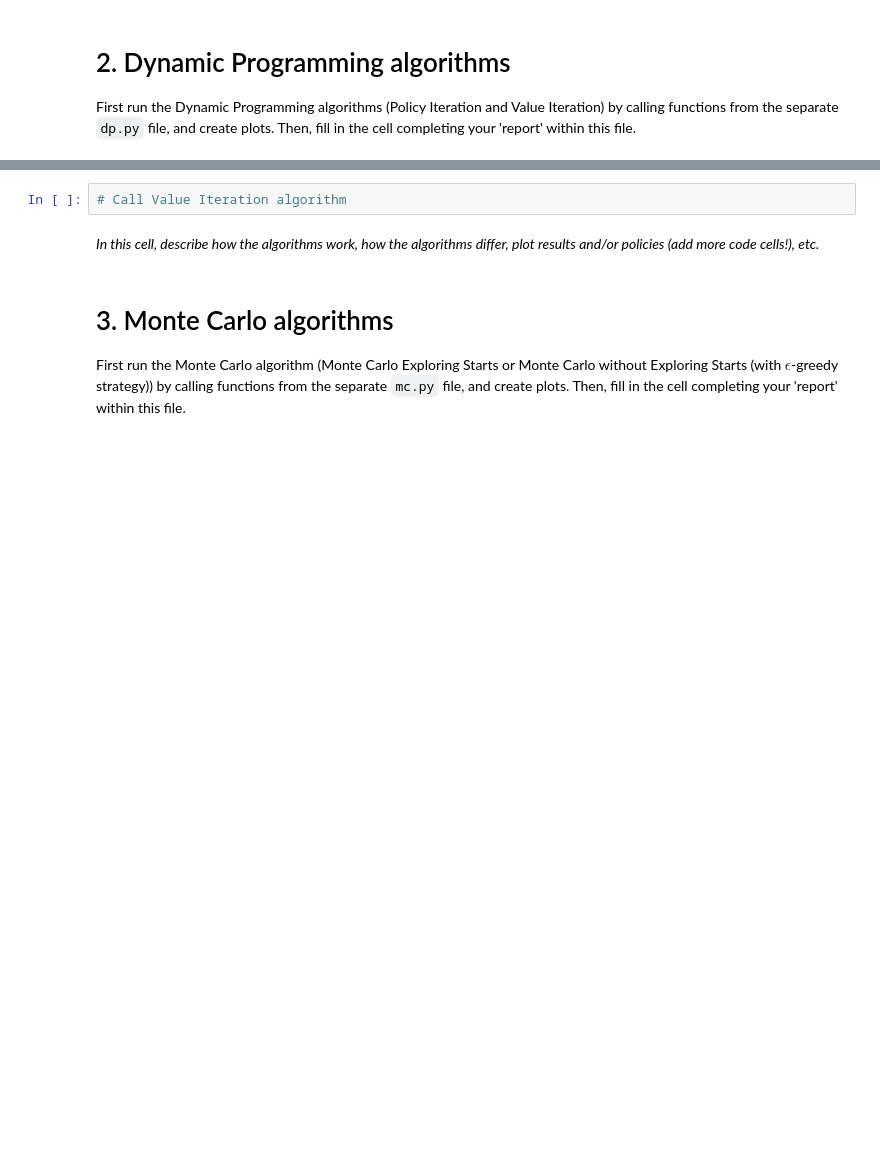
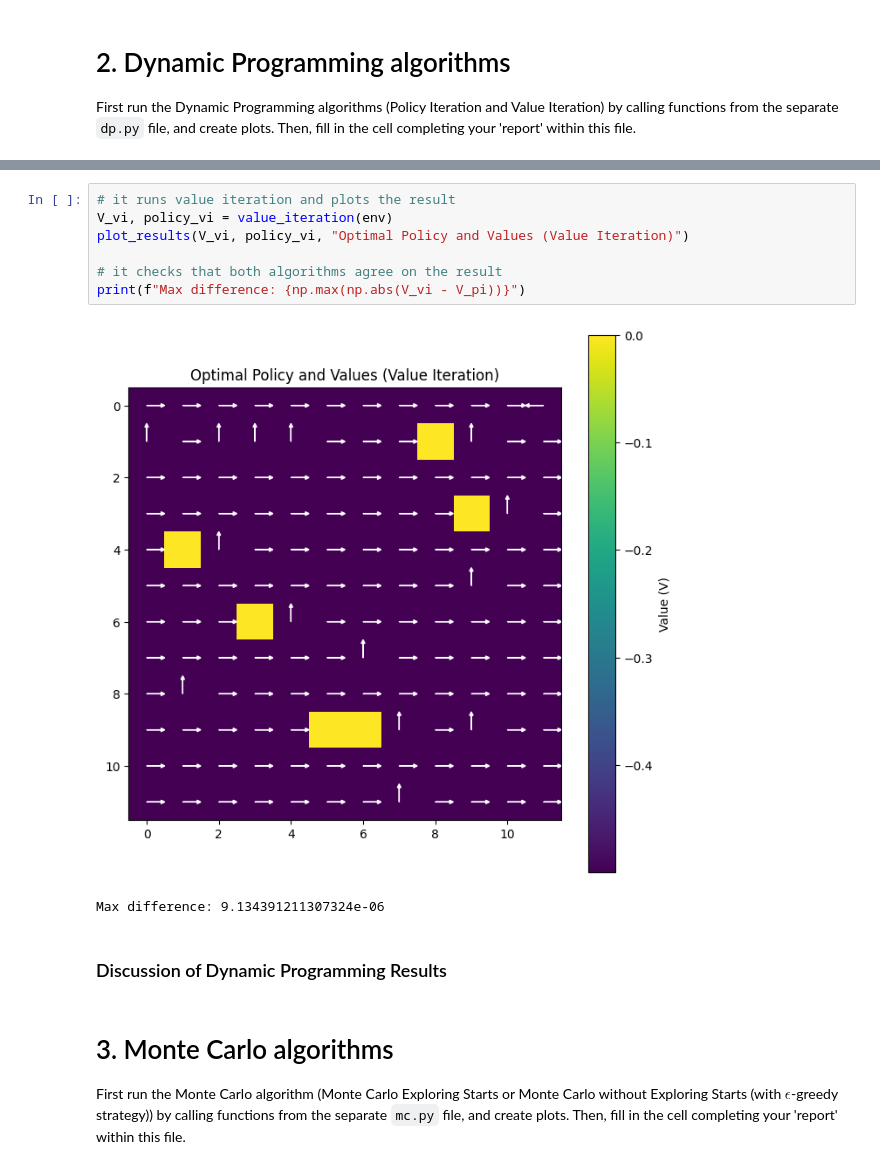
Before and after one commit to StefanCieslewicz/Reinforcement-Learning-Project, a Jupyter notebook: main.ipynb, the cells around one changed output, grey strips where cells are left out. Cells and saved outputs as stored; diff of their text form; blank space fills up the shorter version.

```diff
--- a/main.ipynb
+++ b/main.ipynb
@@ -52,7 +56,15 @@ First run the Dynamic Programming algorithms (Policy Iteration and Value Iterati
 # %%
-# Call Value Iteration algorithm
+# it runs value iteration and plots the result
+V_vi, policy_vi = value_iteration(env)
+plot_results(V_vi, policy_vi, "Optimal Policy and Values (Value Iteration)")
+
+# it checks that both algorithms agree on the result
+print(f"Max difference: {np.max(np.abs(V_vi - V_pi))}")
+# %% [output]
+[figure, added]
+Max difference: 9.134391211307324e-06
 # %% [markdown]
-_In this cell, describe how the algorithms work, how the algorithms differ, plot results and/or policies (add more code cells!), etc._
+### Discussion of Dynamic Programming Results
 # %% [markdown]
 # 3. Monte Carlo algorithms
 
```
Also changed, not shown: parts of 3 cells of this notebook, 1 other file.
